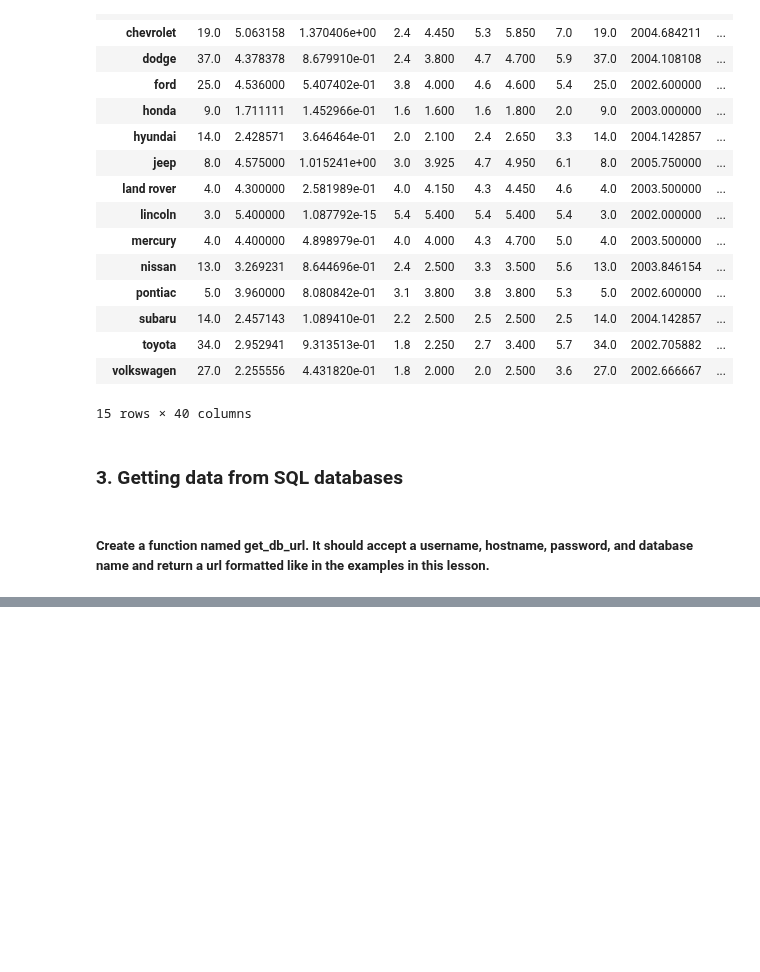
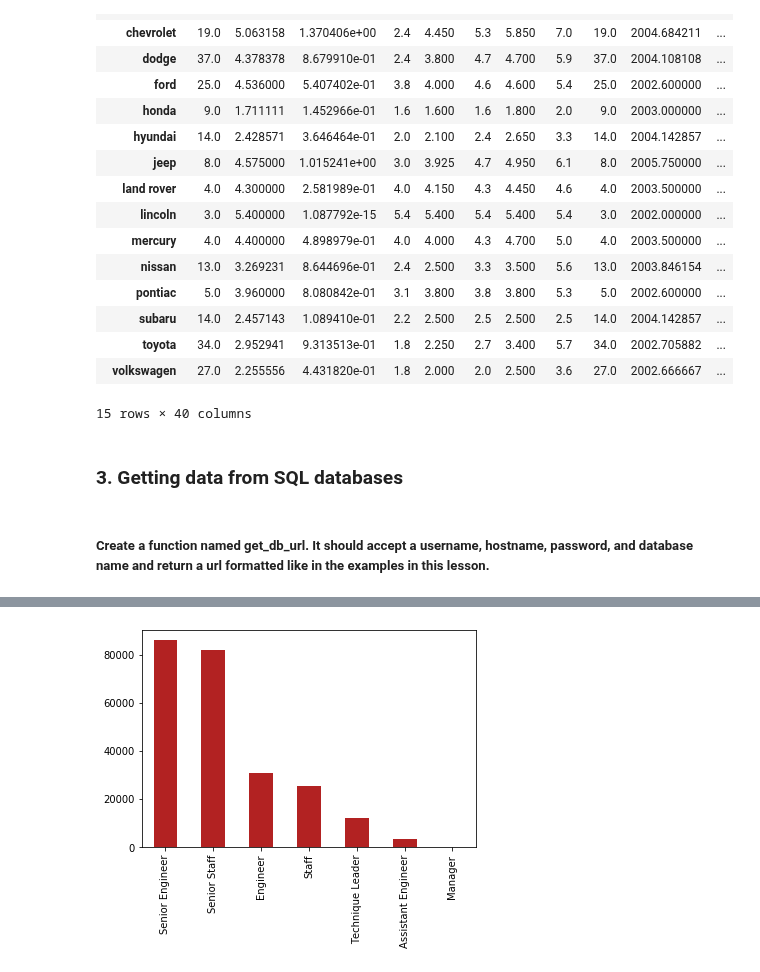
Before and after one commit to lukewbecker/numpy-pandas-visualization-exercises, a Jupyter notebook: advanced_dataframes.ipynb, the cells around one changed output, grey strips where cells are left out. Cells and saved outputs as stored; diff of their text form; code cells hidden in the pictures; blank space fills up the shorter version.

Commit message:
added all dataframe exercises

```diff
--- a/advanced_dataframes.ipynb
+++ b/advanced_dataframes.ipynb
@@ -383,0 +515,8 @@ from env import host, user, password
+# %%
+# Organizing the titles table into a separate dataframe:
+
+
+titles_table_in = get_db_url(host, user, password, 'employees')
+
+titles_dataframe = pd.read_sql('SELECT * FROM titles', titles_table_in)
+titles_dataframe.head()
@@ -383,0 +560,8 @@ from env import host, user, password
+# %%
+# Now to visualize. Instructions are a bit vague, but I'm assuming "visualize" interprets to == graph.
+
+cur_titles = titles_dataframe[titles_dataframe.to_date == titles_dataframe.to_date.max()]
+cur_titles.title.value_counts().plot(kind = 'bar', color = 'firebrick')
+plt.show()
+# %% [output]
+[figure, added]
```
Also changed, not shown: parts of 48 cells of this notebook.
